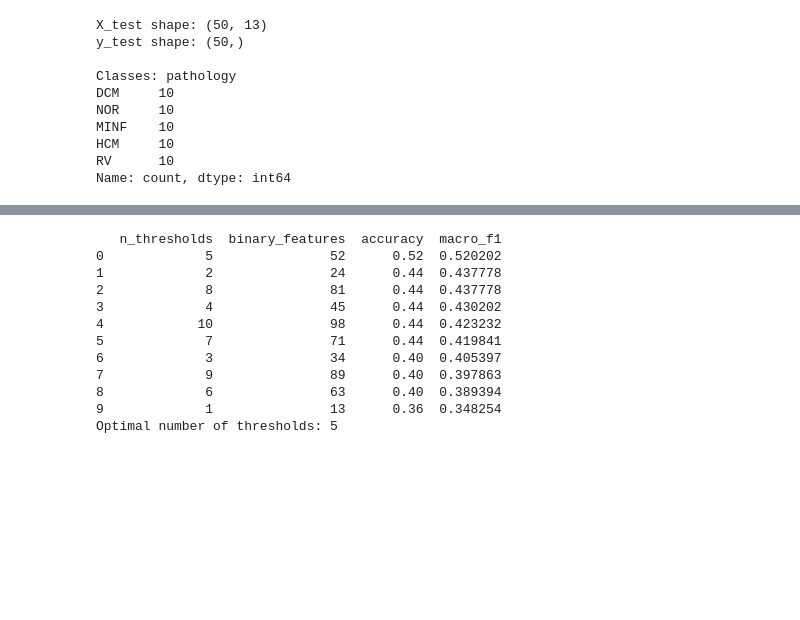
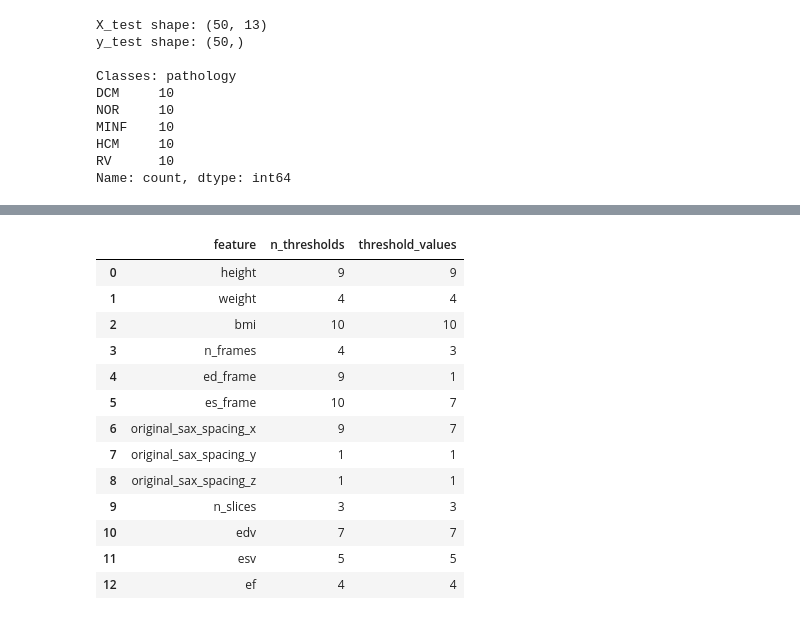
Before and after one commit to Lobnaait/SEARCH_Lobna_Tsetline_CMRI, a Jupyter notebook: Tsetline_ACDCdataset_2.ipynb, the cells around one changed output, grey strips where cells are left out. Saved outputs shown, nothing was run; the diff lists cells and outputs as text; code cells hidden in the pictures; blank space fills up the shorter version.

```diff
--- a/Tsetline_ACDCdataset_2.ipynb
+++ b/Tsetline_ACDCdataset_2.ipynb
@@ -243,37 +250,26 @@ Thresholds: 10 | accuracy: 0.4400 |Macro F1: 0.4232
-# %%
-results_df = pd.DataFrame(results)
-
-results_df = results_df.sort_values(
-    by="macro_f1",
-    ascending=False
-).reset_index(drop=True)
-
-print(results_df)
-
-best_n_thresholds = int(
-    results_df.loc[
-        results_df["macro_f1"].idxmax(),
-        "n_thresholds"
-    ]
-)
-
-print(
-    "Optimal number of thresholds:",
-    best_n_thresholds
-)
-# %% [output]
-   n_thresholds  binary_features  accuracy  macro_f1
-0             5               52      0.52  0.520202
-1             2               24      0.44  0.437778
-2             8               81      0.44  0.437778
-3             4               45      0.44  0.430202
-4            10               98      0.44  0.423232
-5             7               71      0.44  0.419841
-6             3               34      0.40  0.405397
-7             9               89      0.40  0.397863
-8             6               63      0.40  0.389394
-9             1               13      0.36  0.348254
-Optimal number of thresholds: 5
+# %%
+# Show the optimized number of thresholds for each feature
+threshold_summary = pd.DataFrame({
+    "feature": features,
+    "n_thresholds": best_n_thresholds_per_feature,
+    "threshold_values": [len(t) for t in final_thresholds],
+})
+threshold_summary
+# %% [output]
+|  | feature | n_thresholds | threshold_values |
+| 0 | height | 9 | 9 |
+| 1 | weight | 4 | 4 |
+| 2 | bmi | 10 | 10 |
+| 3 | n_frames | 4 | 3 |
+| 4 | ed_frame | 9 | 1 |
+| 5 | es_frame | 10 | 7 |
+| 6 | original_sax_spacing_x | 9 | 7 |
+| 7 | original_sax_spacing_y | 1 | 1 |
+| 8 | original_sax_spacing_z | 1 | 1 |
+| 9 | n_slices | 3 | 3 |
+| 10 | edv | 7 | 7 |
+| 11 | esv | 5 | 5 |
+| 12 | ef | 4 | 4 |
 # %%
 import matplotlib.pyplot as plt
 
```
Also changed, not shown: parts of 5 cells of this notebook.
